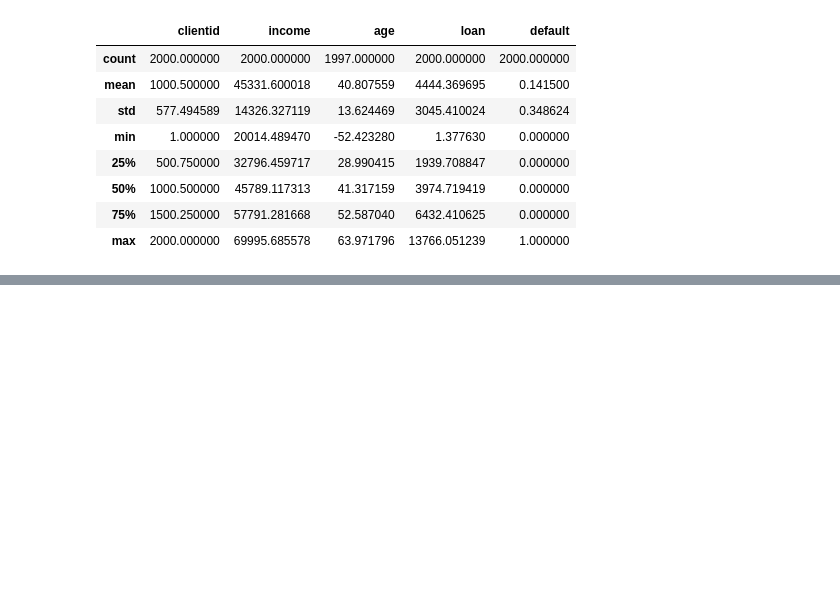
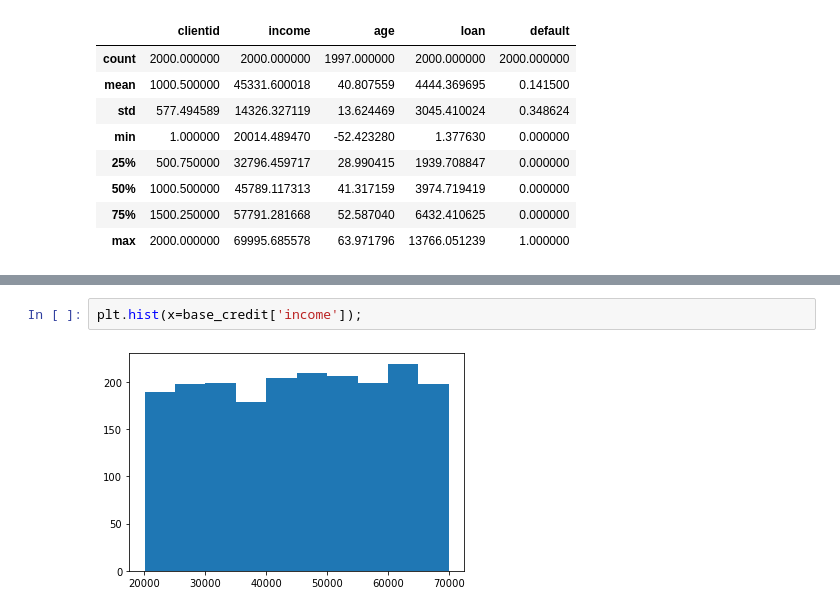
Before and after one commit to DonizeteVida/ai_things, a Jupyter notebook: supervised/credit_card.ipynb, the cells around one changed output, grey strips where cells are left out. Drawn from its saved outputs; the diff is of its cells as text; blank space fills up the shorter version.

```diff
--- a/supervised/credit_card.ipynb
+++ b/supervised/credit_card.ipynb
@@ -38,0 +51,4 @@ base_credit.describe()
+# %%
+plt.hist(x=base_credit['income']);
+# %% [output]
+[figure, added]
```
Also changed, not shown: parts of 8 cells of this notebook.
